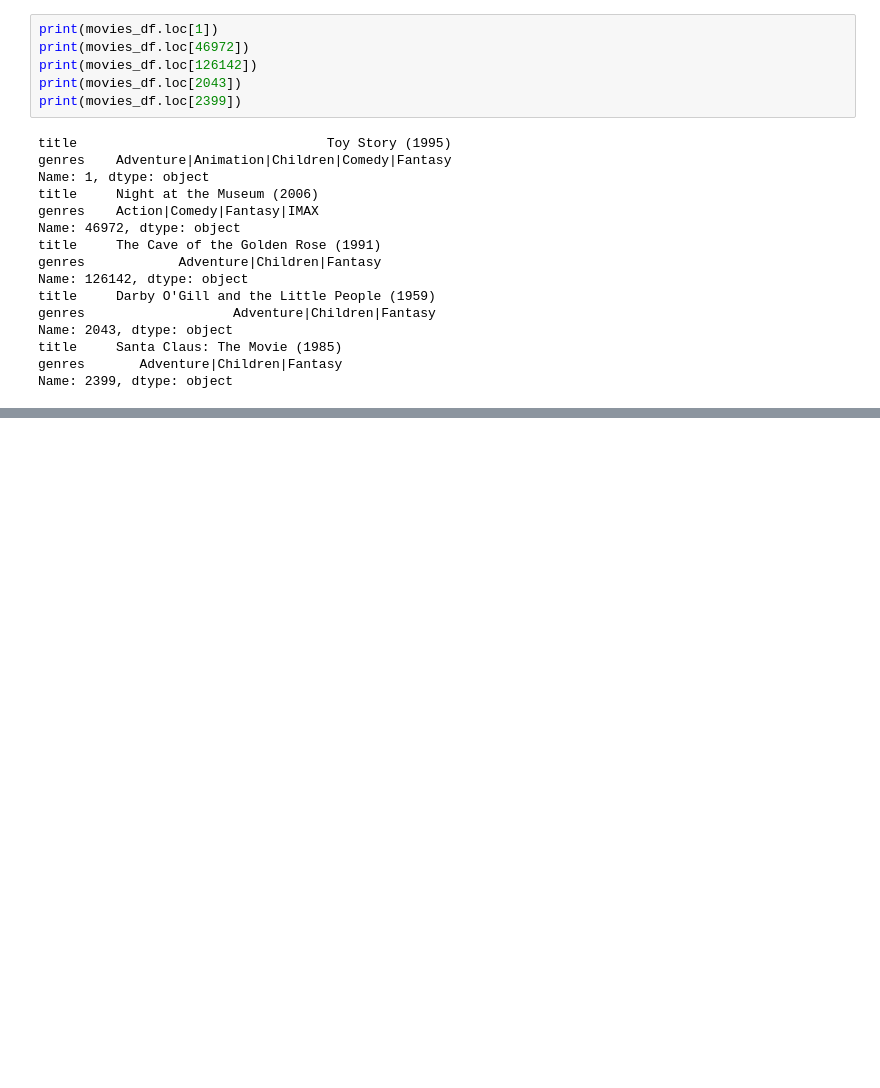
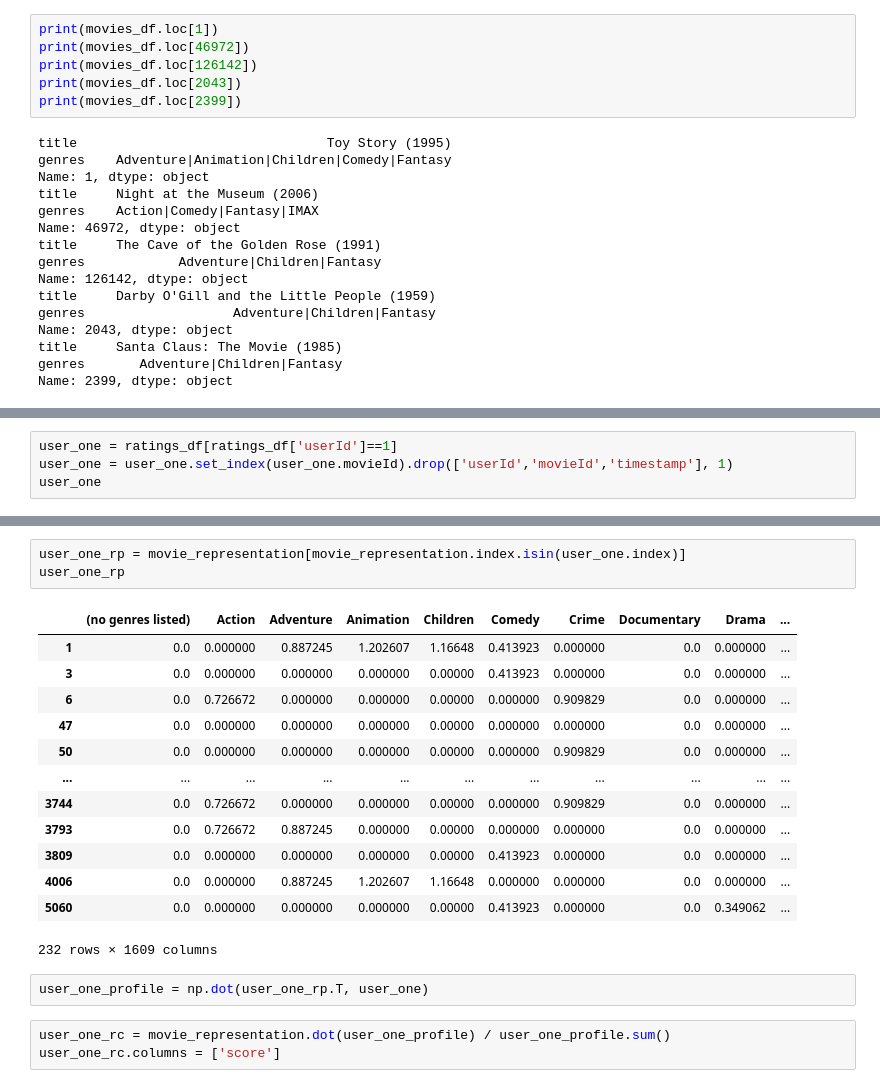
Before and after one commit to del-luna/Recommendation-System-Study, a Jupyter notebook: content-based/Content_based.ipynb, the cells around one changed output, grey strips where cells are left out. Drawn from its saved outputs; the diff is of its cells as text; blank space fills up the shorter version.

```diff
--- a/content-based/Content_based.ipynb
+++ b/content-based/Content_based.ipynb
@@ -322,0 +325,4 @@ Name: 2399, dtype: object
+# %%
+user_one = ratings_df[ratings_df['userId']==1]
+user_one = user_one.set_index(user_one.movieId).drop(['userId','movieId','timestamp'], 1)
+user_one
@@ -322,0 +344,22 @@ Name: 2399, dtype: object
+# %%
+user_one_rp = movie_representation[movie_representation.index.isin(user_one.index)]
+user_one_rp
+# %% [output]
+|  | (no genres listed) | Action | Adventure | Animation | Children | Comedy | Crime | Documentary | Drama | ... |
+| 1 | 0.0 | 0.000000 | 0.887245 | 1.202607 | 1.16648 | 0.413923 | 0.000000 | 0.0 | 0.000000 | ... |
+| 3 | 0.0 | 0.000000 | 0.000000 | 0.000000 | 0.00000 | 0.413923 | 0.000000 | 0.0 | 0.000000 | ... |
+| 6 | 0.0 | 0.726672 | 0.000000 | 0.000000 | 0.00000 | 0.000000 | 0.909829 | 0.0 | 0.000000 | ... |
+| 47 | 0.0 | 0.000000 | 0.000000 | 0.000000 | 0.00000 | 0.000000 | 0.000000 | 0.0 | 0.000000 | ... |
+| 50 | 0.0 | 0.000000 | 0.000000 | 0.000000 | 0.00000 | 0.000000 | 0.909829 | 0.0 | 0.000000 | ... |
+| ... | ... | ... | ... | ... | ... | ... | ... | ... | ... | ... |
+| 3744 | 0.0 | 0.726672 | 0.000000 | 0.000000 | 0.00000 | 0.000000 | 0.909829 | 0.0 | 0.000000 | ... |
+| 3793 | 0.0 | 0.726672 | 0.887245 | 0.000000 | 0.00000 | 0.000000 | 0.000000 | 0.0 | 0.000000 | ... |
+| 3809 | 0.0 | 0.000000 | 0.000000 | 0.000000 | 0.00000 | 0.413923 | 0.000000 | 0.0 | 0.000000 | ... |
+| 4006 | 0.0 | 0.000000 | 0.887245 | 1.202607 | 1.16648 | 0.000000 | 0.000000 | 0.0 | 0.000000 | ... |
+| 5060 | 0.0 | 0.000000 | 0.000000 | 0.000000 | 0.00000 | 0.413923 | 0.000000 | 0.0 | 0.349062 | ... |
+232 rows × 1609 columns
+# %%
+user_one_profile = np.dot(user_one_rp.T, user_one)
+# %%
+user_one_rc = movie_representation.dot(user_one_profile) / user_one_profile.sum()
+user_one_rc.columns = ['score']
```
Also changed, not shown: parts of 15 cells of this notebook.
